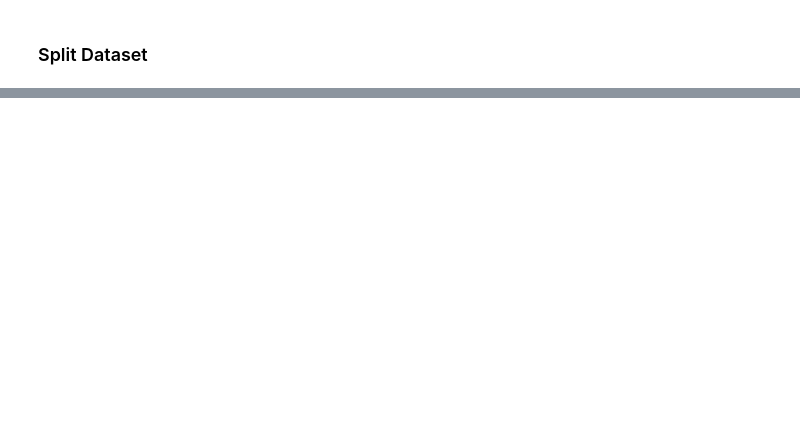
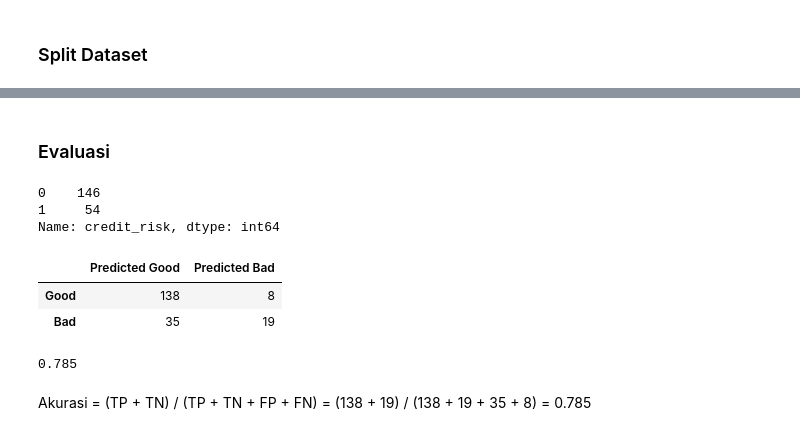
Before and after one commit to haikalfachri/bagging-classification-project-based, a Jupyter notebook: ML_ProjectBased.ipynb, the cells around one changed output, grey strips where cells are left out. Drawn from its saved outputs; the diff is of its cells as text; code cells hidden in the pictures; blank space fills up the shorter version.

```diff
--- a/ML_ProjectBased.ipynb
+++ b/ML_ProjectBased.ipynb
@@ -217,2 +253,11 @@ memory usage: 164.2 KB
 # %% [markdown]
 ### Split Dataset
+# %%
+# x: semua kolom kecuali kolom terakhir
+x = df_after_scaling
+
+# y: kolom terakhir (credit_risk)
+y = df.iloc[:, -1]
+
+# Ratio split 80 train / 20 test, seed: NIM salah satu anggota
+x_train, x_test, y_train, y_test = train_test_split(x, y, train_size=0.8,random_state=1301204243)
@@ -218,0 +273,29 @@ memory usage: 164.2 KB
+# %%
+# Parameter
+seed = [1301204243, 1301202398, 1301201586, 1301200457]
+criterion = ['entropy', 'gini']
+max_depth = [20, 40, 60, 70, 80, 100, None]
+max_features = ['auto', 'log2', None]
+n_estimators = [10, 30, 50, 80, 100, 150, 180]
+
+# Decision Tree
+dtree = DecisionTreeClassifier(criterion = criterion[0],
+                               max_depth = max_depth[3],
+                               max_features = max_features[1],
+                               random_state = seed[0])
+
+# Kfold
+# kfold = model_selection.KFold(n_splits=100, random_state=seed[1], shuffle=True)
+
+# Bagging classifier
+model = BaggingClassifier(base_estimator = dtree,
+                          n_estimators = n_estimators[2],
+                          random_state = seed[0])
+model.fit(x_train, y_train)
+
+# Hasil
+y_predict = model.predict(x_test)
+print('------------Predicted Y Test-----------')
+print(y_predict)
+print('-----------------Y Test----------------')
+print(y_test.values)
@@ -218,0 +317,25 @@ memory usage: 164.2 KB
+# %% [markdown]
+### Evaluasi
+# %%
+# Count value dari kelas 0(Good) dan 1(Bad)
+y_test.value_counts()
+# %% [output]
+0    146
+1     54
+Name: credit_risk, dtype: int64
+# %%
+# Confusion Matrix
+pd.DataFrame(confusion_matrix(y_test, y_predict),
+            columns=["Predicted Good", "Predicted Bad"],
+            index=["Good", "Bad"])
+# %% [output]
+|  | Predicted Good | Predicted Bad |
+| Good | 138 | 8 |
+| Bad | 35 | 19 |
+# %%
+# Akurasi model
+accuracy_score(y_test, y_predict)
+# %% [output]
+0.785
+# %% [markdown]
+Akurasi = (TP + TN) / (TP + TN + FP + FN) = (138 + 19) / (138 + 19 + 35 + 8) = 0.785
```
Also changed, not shown: parts of 13 cells of this notebook.
